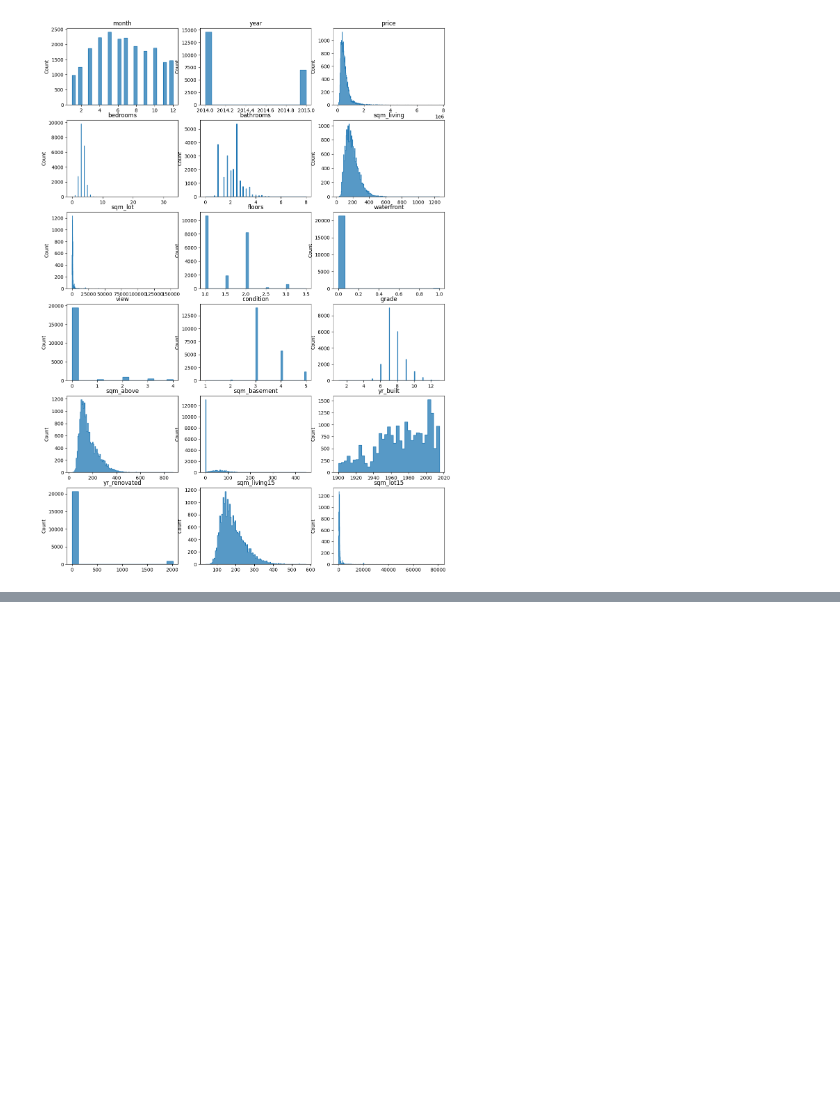
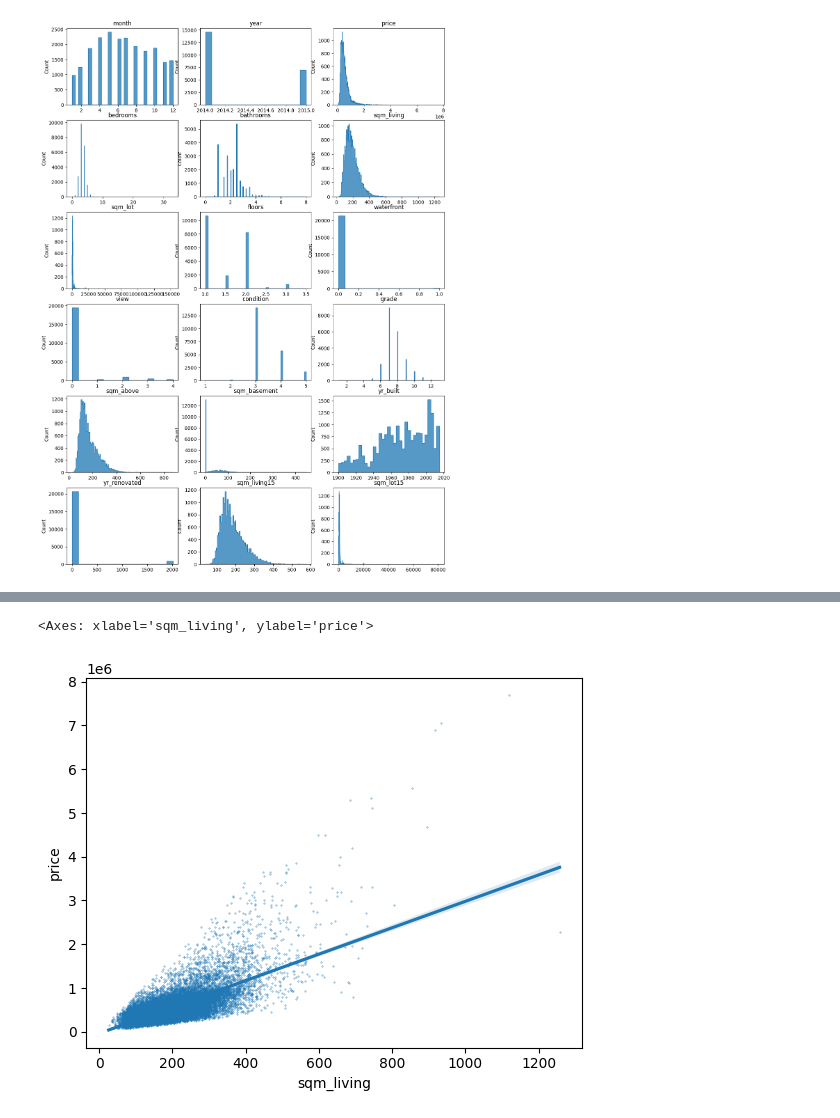
Before and after one commit to subthalamic/subthalamic, a Jupyter notebook: house-sales-kings-county/house-sales.ipynb, the cells around one changed output, grey strips where cells are left out. Saved outputs shown, nothing was run; the diff lists cells and outputs as text; code cells hidden in the pictures; blank space fills up the shorter version.

```diff
--- a/house-sales-kings-county/house-sales.ipynb
+++ b/house-sales-kings-county/house-sales.ipynb
@@ -224,0 +270,5 @@ for col in kcm.columns:
+# %%
+sns.regplot(data = kcm, x = 'sqm_living', y = 'price', scatter_kws=dict(s=0.1))
+# %% [output]
+<Axes: xlabel='sqm_living', ylabel='price'>
+[figure, added]
```
Also changed, not shown: parts of 28 cells of this notebook.
